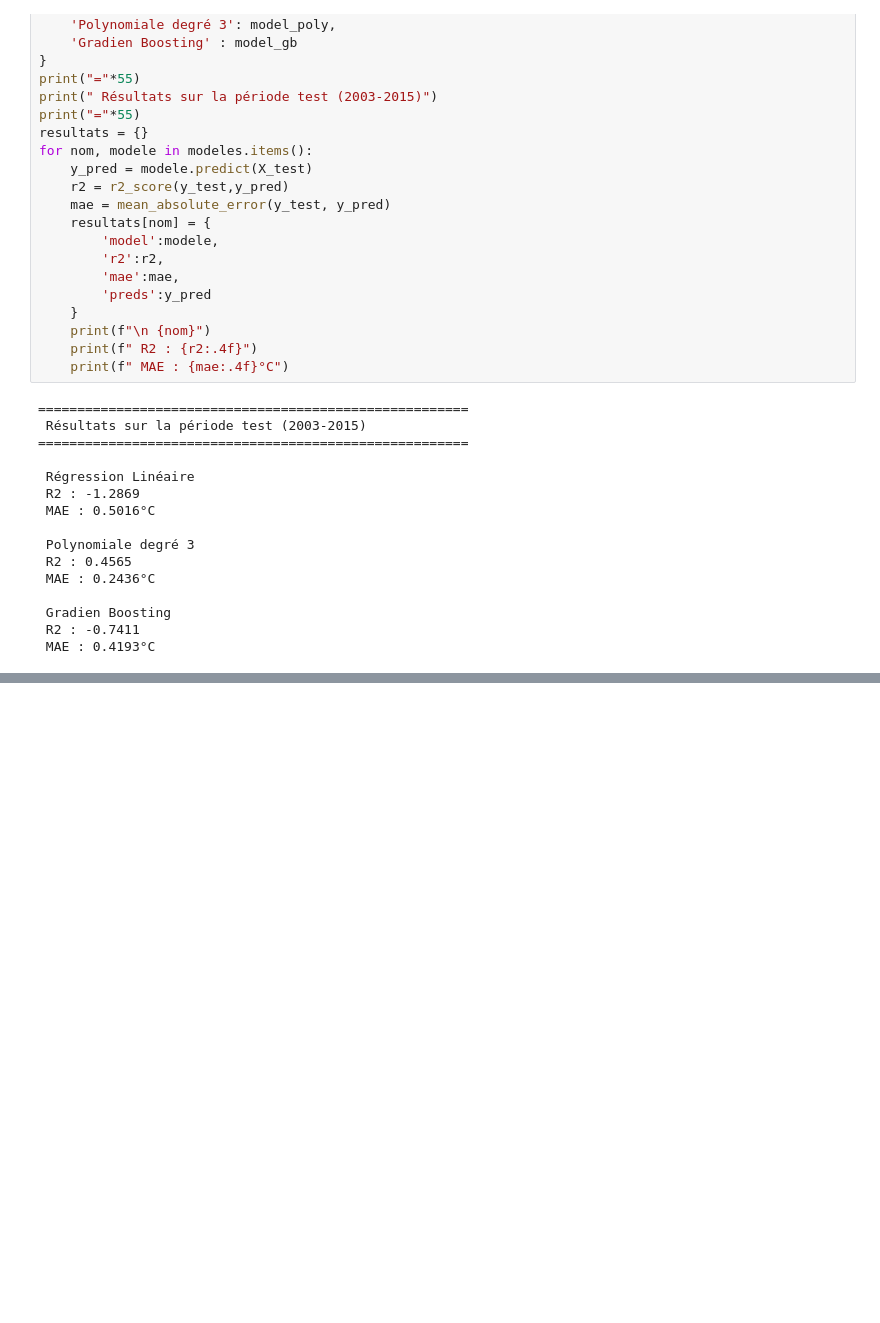
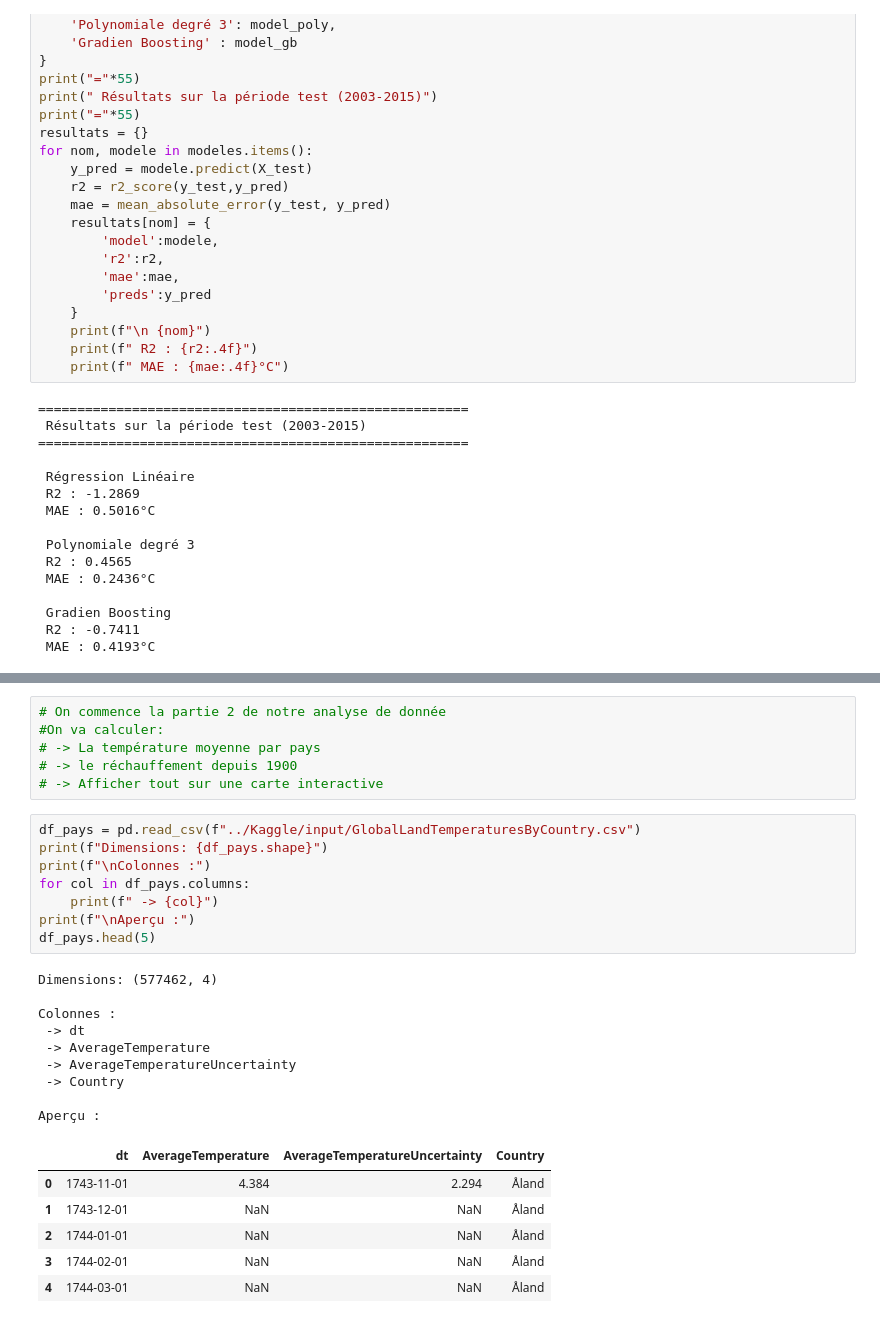
Before and after one commit to Aous1997/climat-change-analysis, a Jupyter notebook: notebooks/analyse_climat.ipynb, the cells around one changed output, grey strips where cells are left out. Cells and saved outputs as stored; diff of their text form; blank space fills up the shorter version.

```diff
--- a/notebooks/analyse_climat.ipynb
+++ b/notebooks/analyse_climat.ipynb
@@ -626,0 +1063,30 @@ R2 Selon le defré polynomial
+# %%
+# On commence la partie 2 de notre analyse de donnée
+#On va calculer:
+# -> La température moyenne par pays
+# -> le réchauffement depuis 1900
+# -> Afficher tout sur une carte interactive
+# %%
+df_pays = pd.read_csv(f"../Kaggle/input/GlobalLandTemperaturesByCountry.csv")
+print(f"Dimensions: {df_pays.shape}")
+print(f"\nColonnes :")
+for col in df_pays.columns:
+    print(f" -> {col}")
+print(f"\nAperçu :")
+df_pays.head(5)
+# %% [output]
+Dimensions: (577462, 4)
+
+Colonnes :
+ -> dt
+ -> AverageTemperature
+ -> AverageTemperatureUncertainty
+ -> Country
+
+Aperçu :
+|  | dt | AverageTemperature | AverageTemperatureUncertainty | Country |
+| 0 | 1743-11-01 | 4.384 | 2.294 | Åland |
+| 1 | 1743-12-01 | NaN | NaN | Åland |
+| 2 | 1744-01-01 | NaN | NaN | Åland |
+| 3 | 1744-02-01 | NaN | NaN | Åland |
+| 4 | 1744-03-01 | NaN | NaN | Åland |
```
Also changed, not shown: parts of 16 cells of this notebook, 5 other files.
